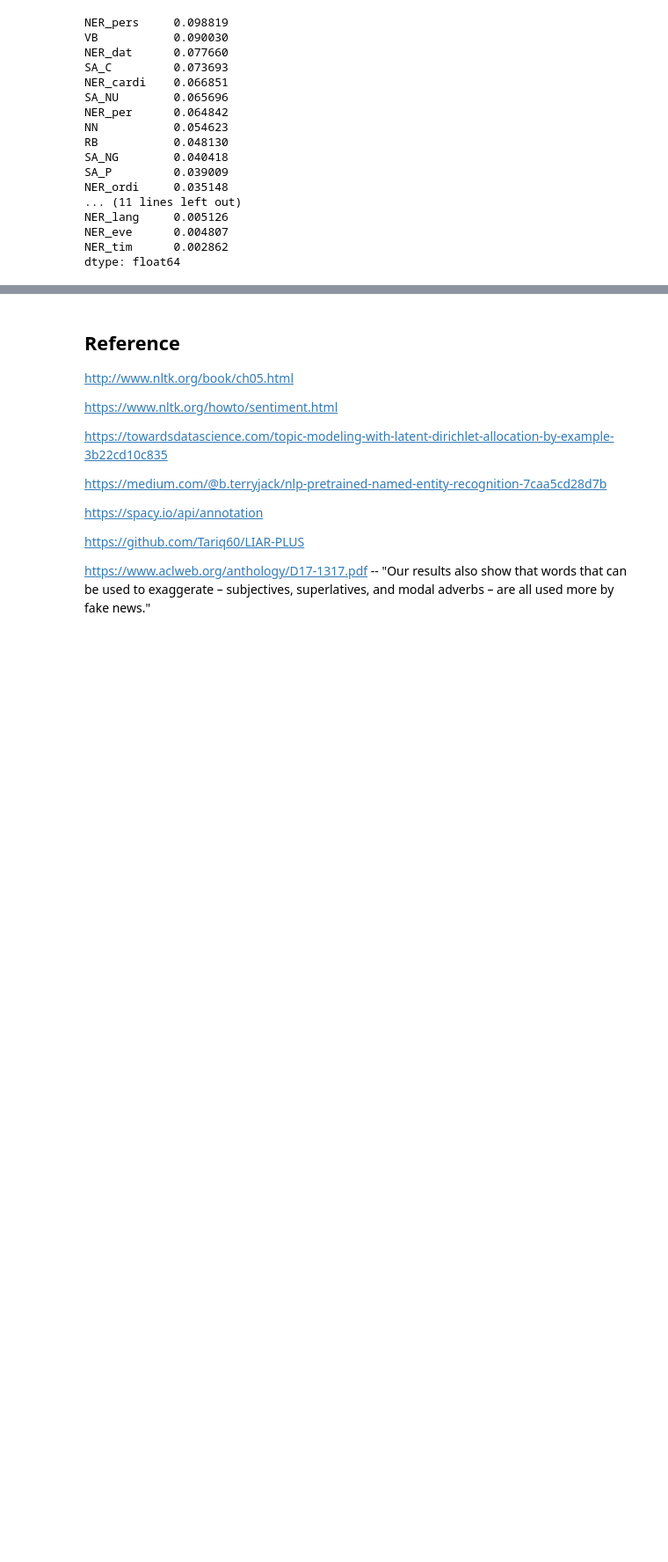
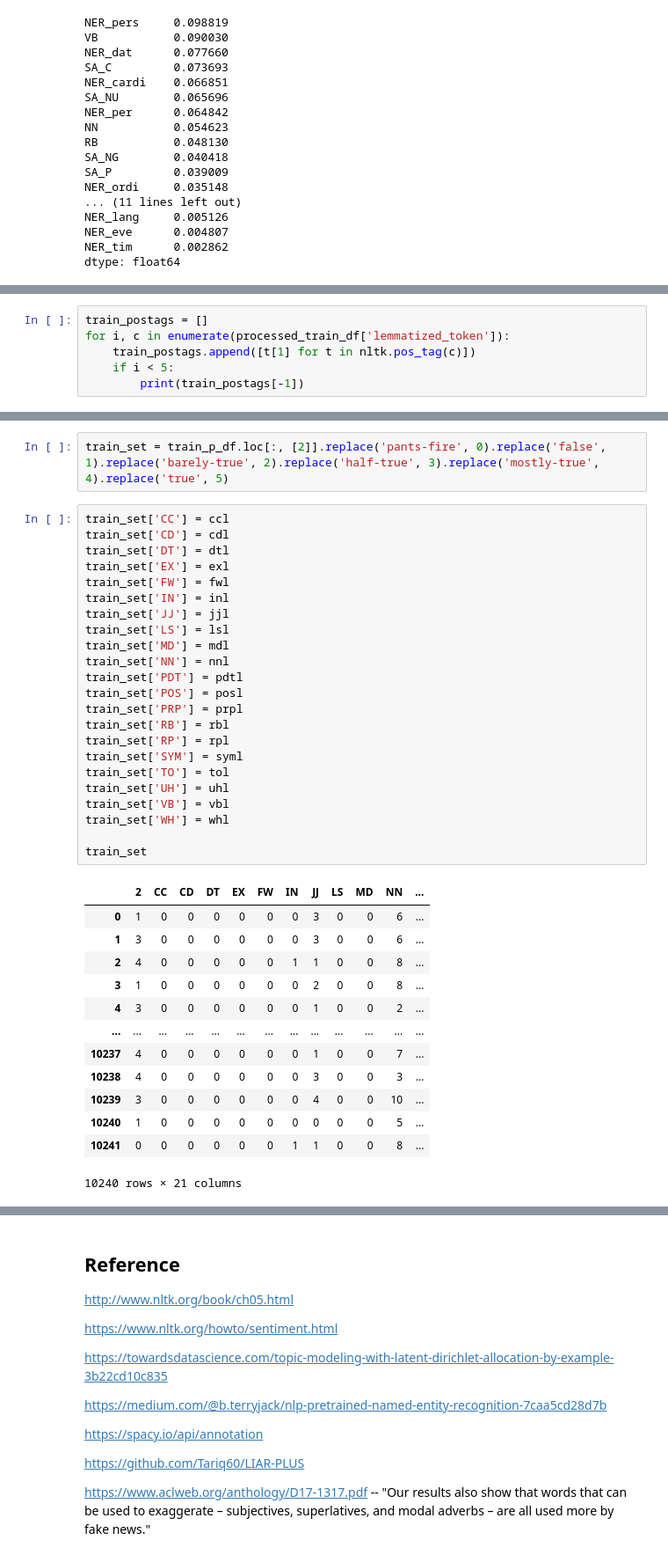
Before and after one commit to Wayne122/CMPE257, a Jupyter notebook: Alternus_Vera_Content_Statistics_Part_2.ipynb, the cells around one changed output, grey strips where cells are left out. Shown: that part at 88% size. Cells and saved outputs as stored; diff of their text form; blank space fills up the shorter version.

```diff
--- a/Alternus_Vera_Content_Statistics_Part_2.ipynb
+++ b/Alternus_Vera_Content_Statistics_Part_2.ipynb
@@ -1440,0 +1447,6 @@ dtype: float64
+# %%
+train_postags = []
+for i, c in enumerate(processed_train_df['lemmatized_token']):
+    train_postags.append([t[1] for t in nltk.pos_tag(c)])
+    if i < 5:
+        print(train_postags[-1])
@@ -1440,0 +1566,39 @@ dtype: float64
+# %%
+train_set = train_p_df.loc[:, [2]].replace('pants-fire', 0).replace('false', 1).replace('barely-true', 2).replace('half-true', 3).replace('mostly-true', 4).replace('true', 5)
+# %%
+train_set['CC'] = ccl
+train_set['CD'] = cdl
+train_set['DT'] = dtl
+train_set['EX'] = exl
+train_set['FW'] = fwl
+train_set['IN'] = inl
+train_set['JJ'] = jjl
+train_set['LS'] = lsl
+train_set['MD'] = mdl
+train_set['NN'] = nnl
+train_set['PDT'] = pdtl
+train_set['POS'] = posl
+train_set['PRP'] = prpl
+train_set['RB'] = rbl
+train_set['RP'] = rpl
+train_set['SYM'] = syml
+train_set['TO'] = tol
+train_set['UH'] = uhl
+train_set['VB'] = vbl
+train_set['WH'] = whl
+
+train_set
+# %% [output]
+|  | 2 | CC | CD | DT | EX | FW | IN | JJ | LS | MD | NN | ... |
+| 0 | 1 | 0 | 0 | 0 | 0 | 0 | 0 | 3 | 0 | 0 | 6 | ... |
+| 1 | 3 | 0 | 0 | 0 | 0 | 0 | 0 | 3 | 0 | 0 | 6 | ... |
+| 2 | 4 | 0 | 0 | 0 | 0 | 0 | 1 | 1 | 0 | 0 | 8 | ... |
+| 3 | 1 | 0 | 0 | 0 | 0 | 0 | 0 | 2 | 0 | 0 | 8 | ... |
+| 4 | 3 | 0 | 0 | 0 | 0 | 0 | 0 | 1 | 0 | 0 | 2 | ... |
+| ... | ... | ... | ... | ... | ... | ... | ... | ... | ... | ... | ... | ... |
+| 10237 | 4 | 0 | 0 | 0 | 0 | 0 | 0 | 1 | 0 | 0 | 7 | ... |
+| 10238 | 4 | 0 | 0 | 0 | 0 | 0 | 0 | 3 | 0 | 0 | 3 | ... |
+| 10239 | 3 | 0 | 0 | 0 | 0 | 0 | 0 | 4 | 0 | 0 | 10 | ... |
+| 10240 | 1 | 0 | 0 | 0 | 0 | 0 | 0 | 0 | 0 | 0 | 5 | ... |
+| 10241 | 0 | 0 | 0 | 0 | 0 | 0 | 1 | 1 | 0 | 0 | 8 | ... |
+10240 rows × 21 columns
```
Also changed, not shown: parts of 60 cells of this notebook.
